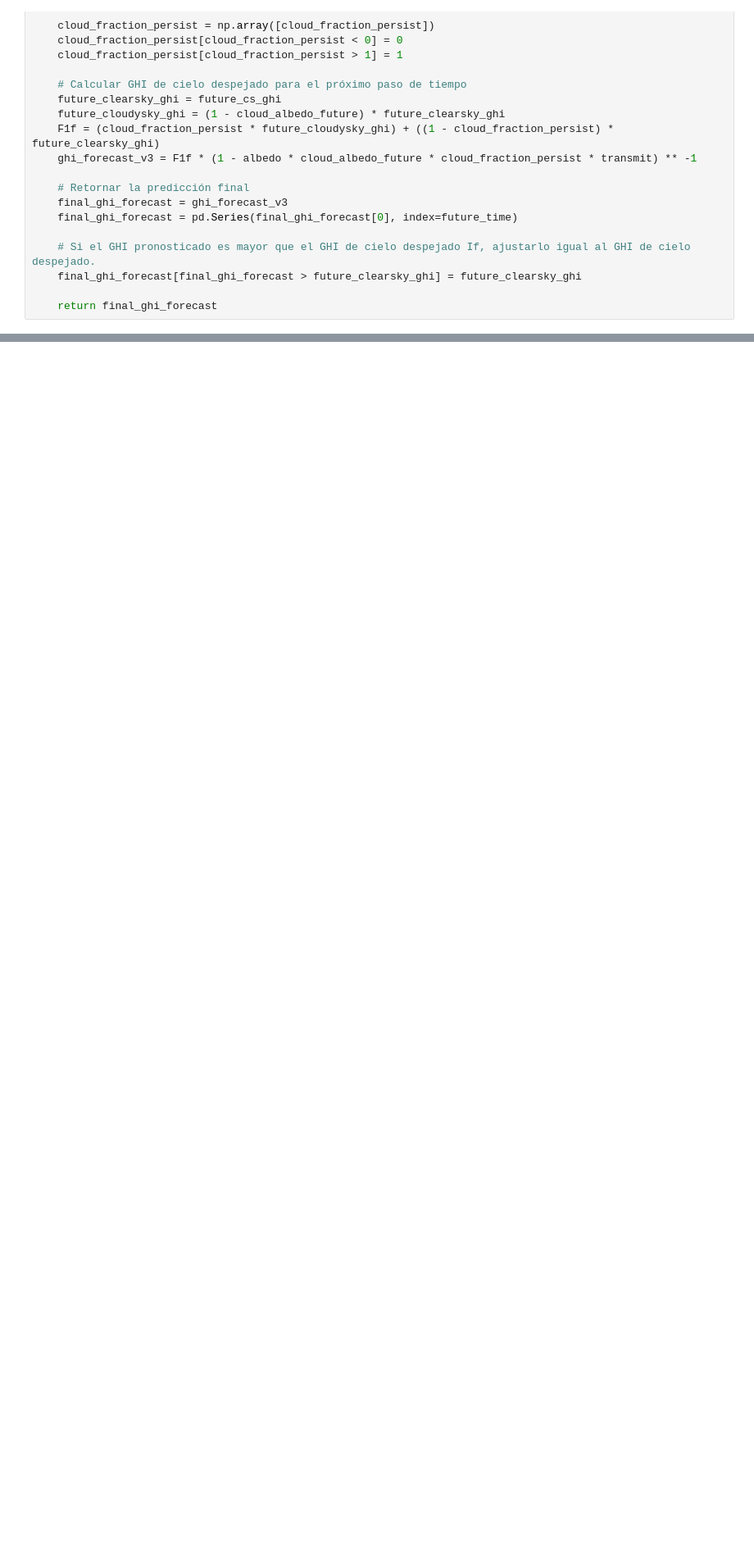
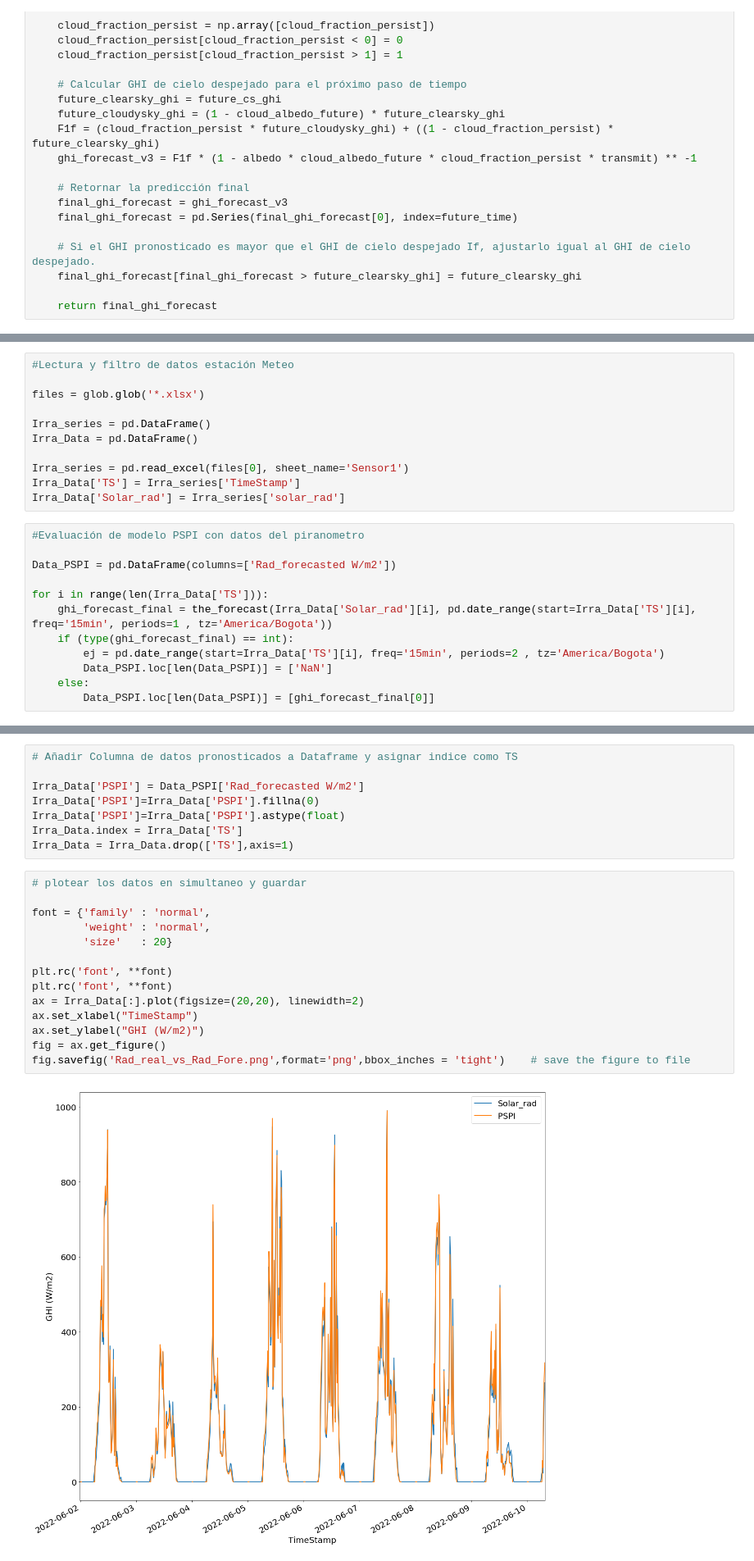
Before and after one commit to lluismiguell/pspi, a Jupyter notebook: PSPI.ipynb, the cells around one changed output, grey strips where cells are left out. Shown at 82% size. Cells and saved outputs as stored; diff of their text form; blank space fills up the shorter version.

```diff
--- a/PSPI.ipynb
+++ b/PSPI.ipynb
@@ -654 +660,24 @@ Future_Time
 dtype: float64
+# %%
+#Lectura y filtro de datos estación Meteo
+
+files = glob.glob('*.xlsx')
+
+Irra_series = pd.DataFrame()
+Irra_Data = pd.DataFrame()
+
+Irra_series = pd.read_excel(files[0], sheet_name='Sensor1')
+Irra_Data['TS'] = Irra_series['TimeStamp']
+Irra_Data['Solar_rad'] = Irra_series['solar_rad']
+# %%
+#Evaluación de modelo PSPI con datos del piranometro
+
+Data_PSPI = pd.DataFrame(columns=['Rad_forecasted W/m2'])
+
+for i in range(len(Irra_Data['TS'])):
+    ghi_forecast_final = the_forecast(Irra_Data['Solar_rad'][i], pd.date_range(start=Irra_Data['TS'][i], freq='15min', periods=1 , tz='America/Bogota'))
+    if (type(ghi_forecast_final) == int):
+        ej = pd.date_range(start=Irra_Data['TS'][i], freq='15min', periods=2 , tz='America/Bogota')
+        Data_PSPI.loc[len(Data_PSPI)] = ['NaN']
+    else:
+        Data_PSPI.loc[len(Data_PSPI)] = [ghi_forecast_final[0]]
@@ -654,0 +736,24 @@ dtype: float64
+# %%
+# Añadir Columna de datos pronosticados a Dataframe y asignar indice como TS
+
+Irra_Data['PSPI'] = Data_PSPI['Rad_forecasted W/m2']
+Irra_Data['PSPI']=Irra_Data['PSPI'].fillna(0)
+Irra_Data['PSPI']=Irra_Data['PSPI'].astype(float)
+Irra_Data.index = Irra_Data['TS']
+Irra_Data = Irra_Data.drop(['TS'],axis=1)
+# %%
+# plotear los datos en simultaneo y guardar
+
+font = {'family' : 'normal',
+        'weight' : 'normal',
+        'size'   : 20}
+
+plt.rc('font', **font)
+plt.rc('font', **font)
+ax = Irra_Data[:].plot(figsize=(20,20), linewidth=2)
+ax.set_xlabel("TimeStamp")
+ax.set_ylabel("GHI (W/m2)")
+fig = ax.get_figure()
+fig.savefig('Rad_real_vs_Rad_Fore.png',format='png',bbox_inches = 'tight')    # save the figure to file
+# %% [output]
+[figure, added]
```
Also changed, not shown: parts of 7 cells of this notebook.
